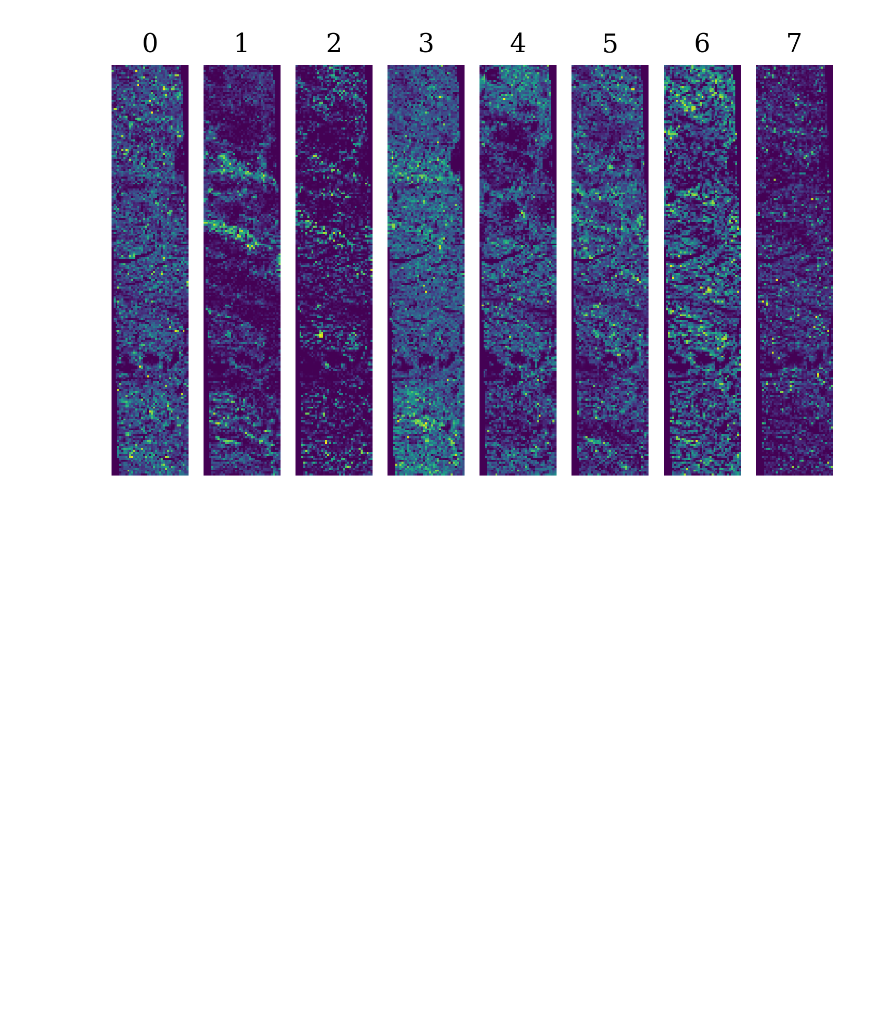
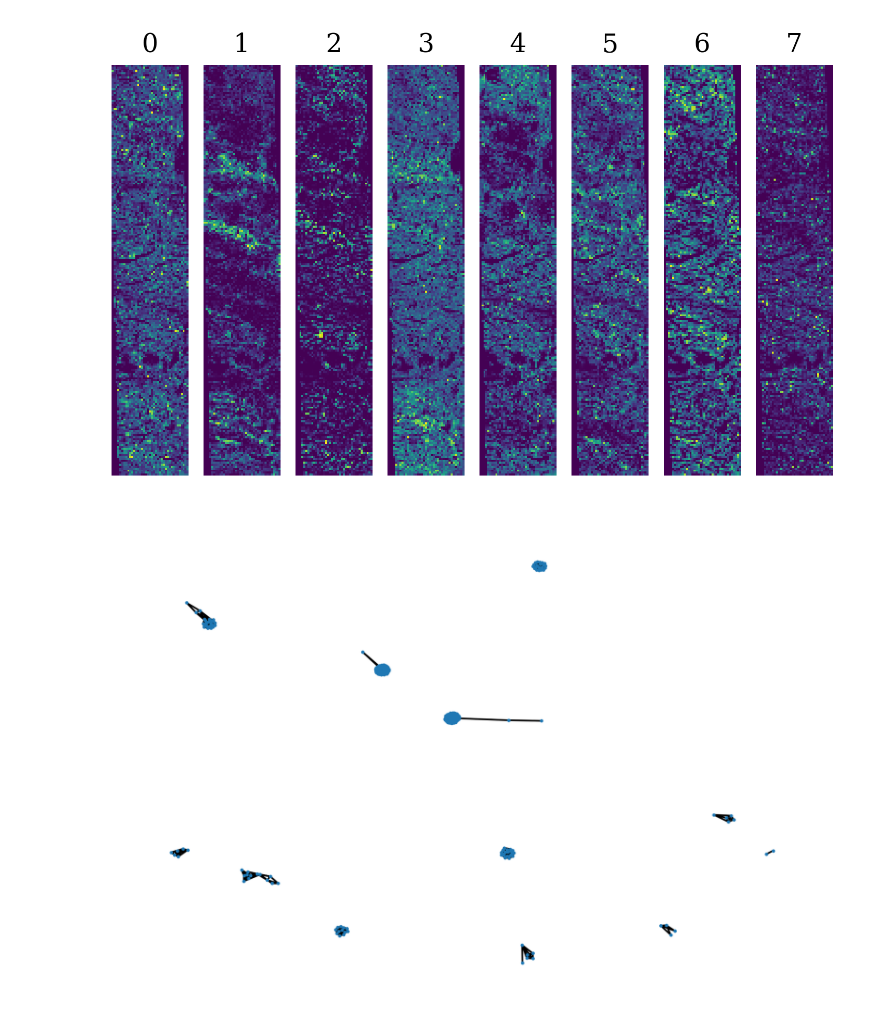
Before and after one commit to weimin-liu/msi_feature_extraction, a Jupyter notebook: examples/SBB5-10cm_Feature_Extraction.ipynb, the cells around one changed output. Cells and saved outputs as stored; diff of their text form; code cells hidden in the pictures; blank space fills up the shorter version.

Commit message:
add example molecular network (.graphml)

```diff
--- a/examples/SBB5-10cm_Feature_Extraction.ipynb
+++ b/examples/SBB5-10cm_Feature_Extraction.ipynb
@@ -72,3 +72,8 @@ for i in range(len(b.T)):
 plt.show()
 # %% [output]
 [figure]
+# %%
+import networkx as nx
+nx.draw(G, node_size=1, pos=nx.spring_layout(G))
+# %% [output]
+[figure, added]
```
Also changed, not shown: parts of 1 cell of this notebook, 1 other file.
